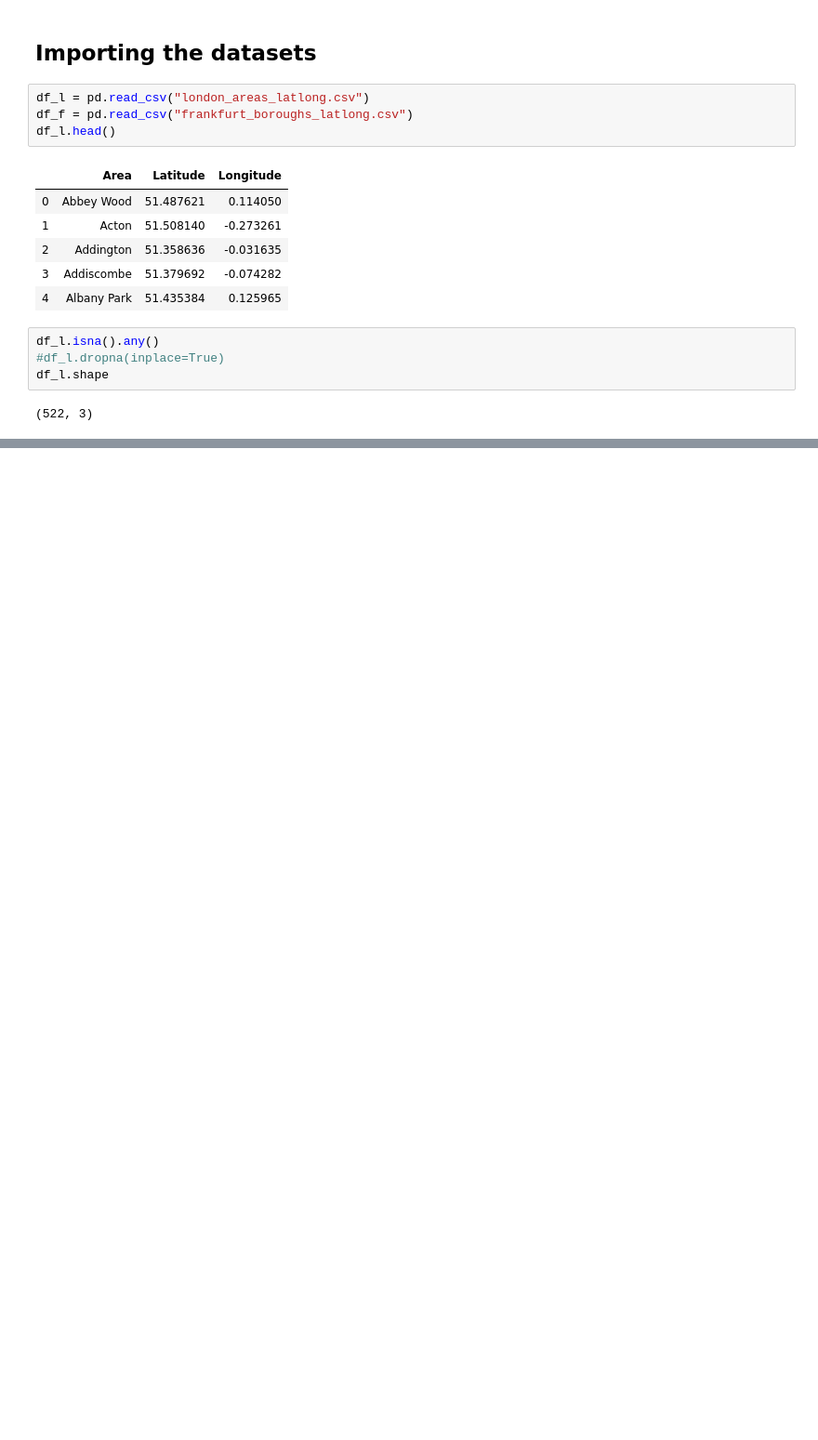
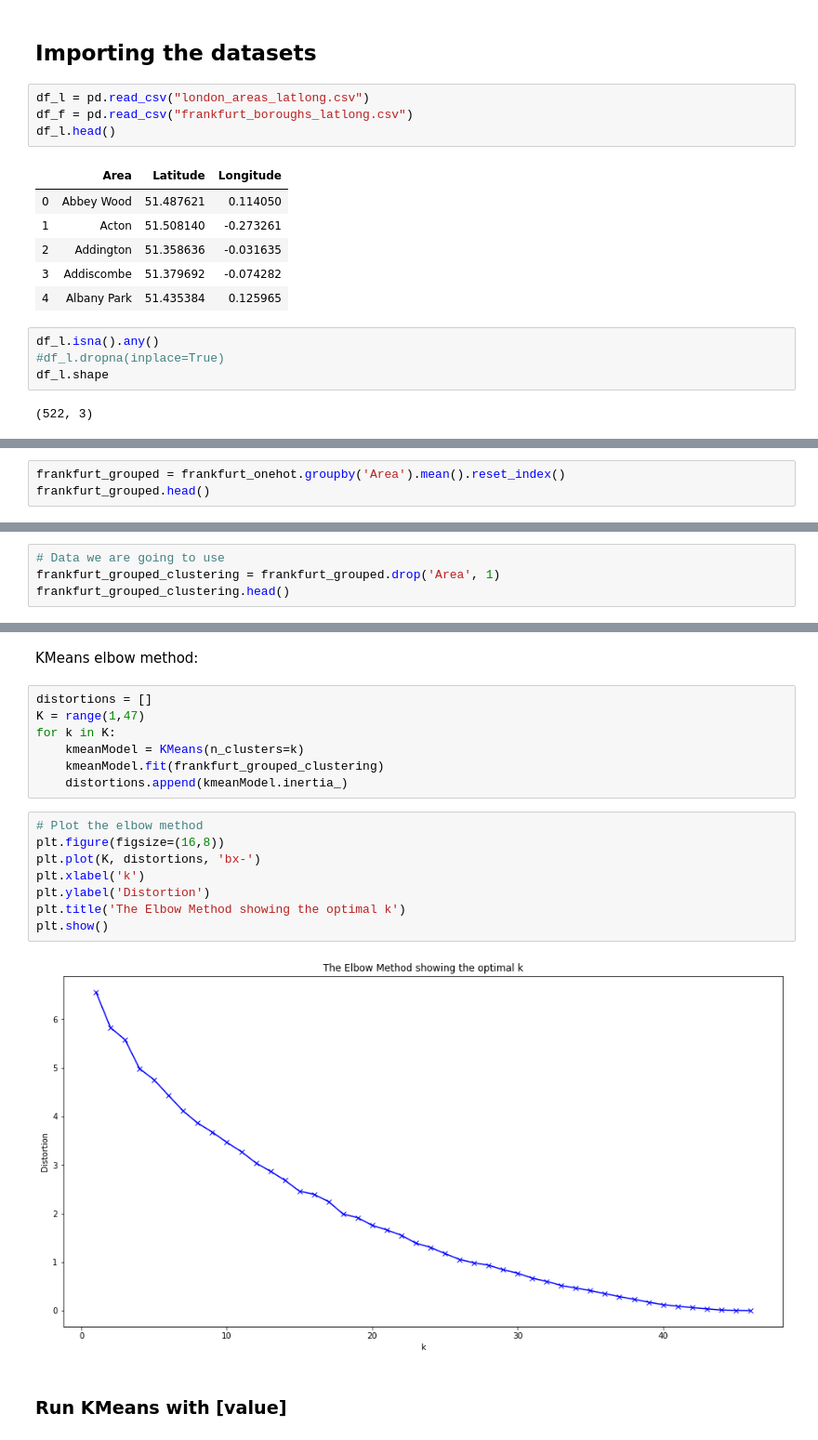
Before and after one commit to leo-hsk/brexit_moving_to_frankfurt, a Jupyter notebook: Data Analysis.ipynb, the cells around one changed output, grey strips where cells are left out. Shown at 93% size. Saved outputs shown, nothing was run; the diff lists cells and outputs as text; blank space fills up the shorter version.

```diff
--- a/Data Analysis.ipynb
+++ b/Data Analysis.ipynb
@@ -113,0 +444,3 @@ map_frankfurt
+# %%
+frankfurt_grouped = frankfurt_onehot.groupby('Area').mean().reset_index()
+frankfurt_grouped.head()
@@ -113,0 +529,4 @@ map_frankfurt
+# %%
+# Data we are going to use
+frankfurt_grouped_clustering = frankfurt_grouped.drop('Area', 1)
+frankfurt_grouped_clustering.head()
@@ -113,0 +541,21 @@ map_frankfurt
+# %% [markdown]
+KMeans elbow method:
+# %%
+distortions = []
+K = range(1,47)
+for k in K:
+    kmeanModel = KMeans(n_clusters=k)
+    kmeanModel.fit(frankfurt_grouped_clustering)
+    distortions.append(kmeanModel.inertia_)
+# %%
+# Plot the elbow method
+plt.figure(figsize=(16,8))
+plt.plot(K, distortions, 'bx-')
+plt.xlabel('k')
+plt.ylabel('Distortion')
+plt.title('The Elbow Method showing the optimal k')
+plt.show()
+# %% [output]
+[figure, added]
+# %% [markdown]
+### Run KMeans with [value]
```
Also changed, not shown: parts of 108 cells of this notebook, 2 other files.
